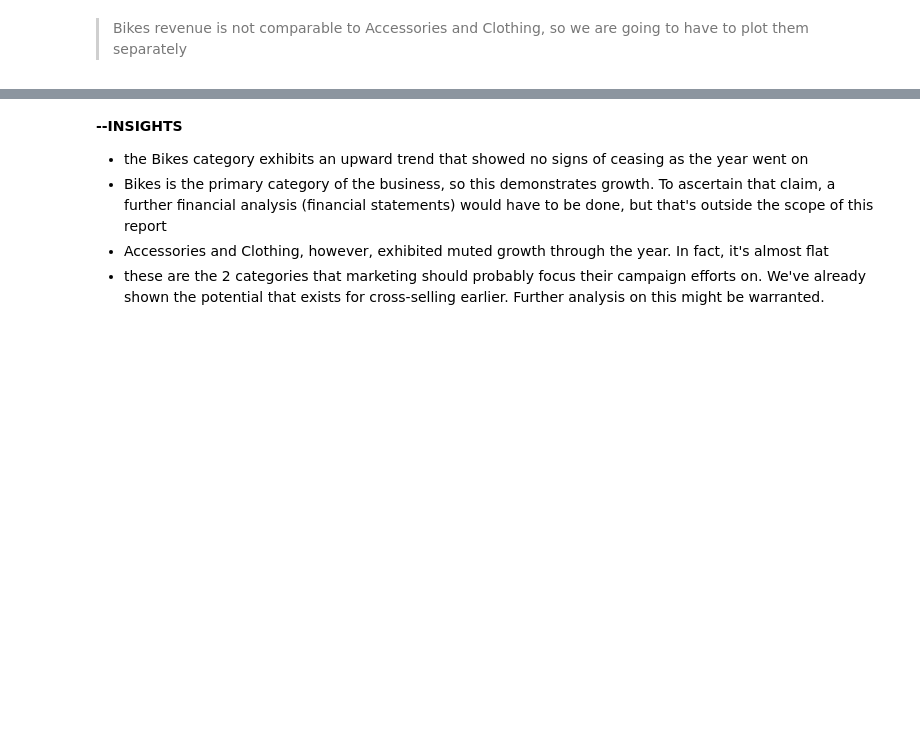
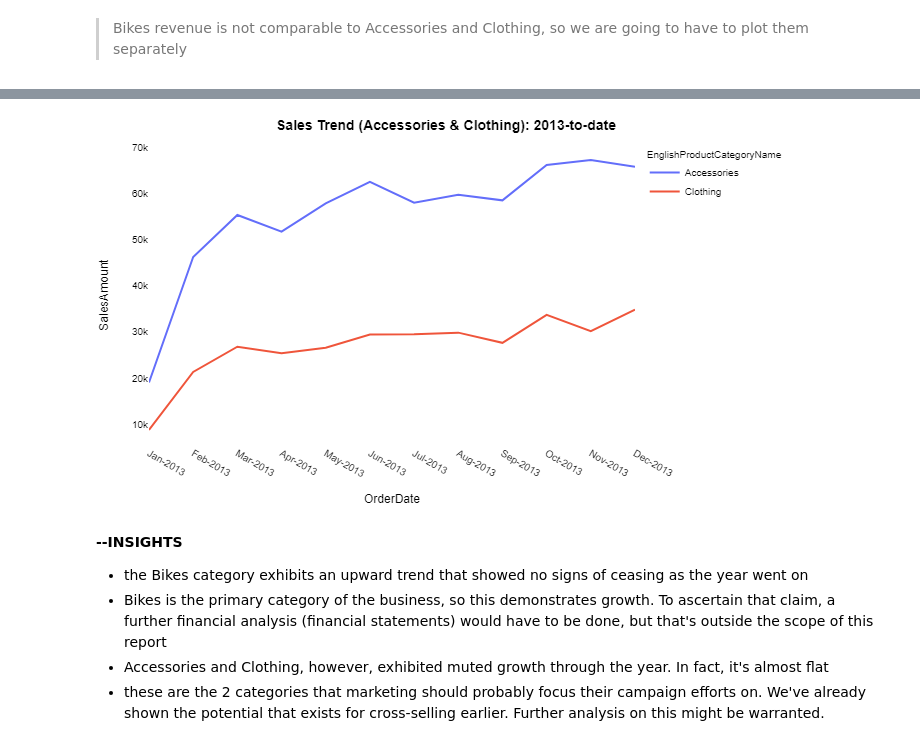
Before and after one commit to simbapy/aw-exploration, a Jupyter notebook: AW-Exploration.ipynb, the cells around one changed output, grey strips where cells are left out. Cells and saved outputs as stored; diff of their text form; code cells hidden in the pictures; blank space fills up the shorter version.

```diff
--- a/AW-Exploration.ipynb
+++ b/AW-Exploration.ipynb
@@ -423,3 +427,7 @@ pio.show(fig)
+# %%
+Image("st-accessories-clothing.png")
+# %% [output]
+[figure, added]
 # %% [markdown]
 **--INSIGHTS**
 - the Bikes category exhibits an upward trend that showed no signs of ceasing as the year went on
```
Also changed, not shown: parts of 10 cells of this notebook.
